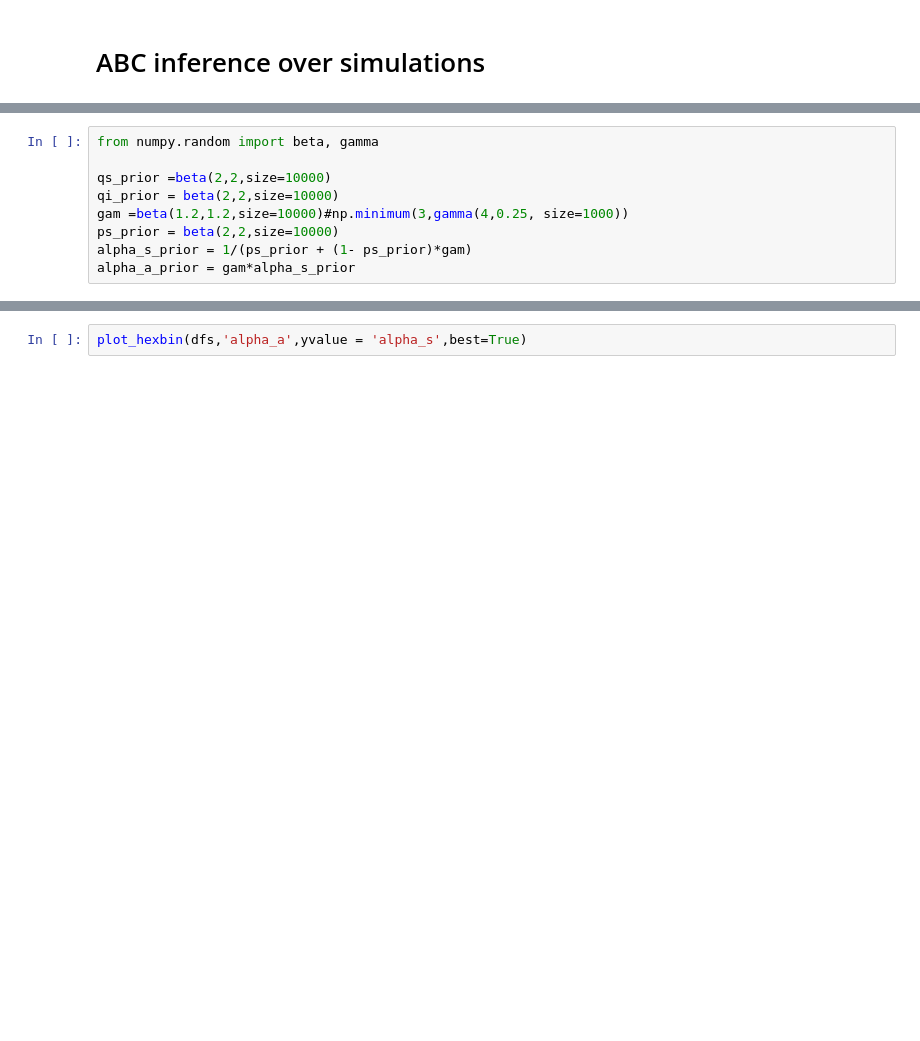
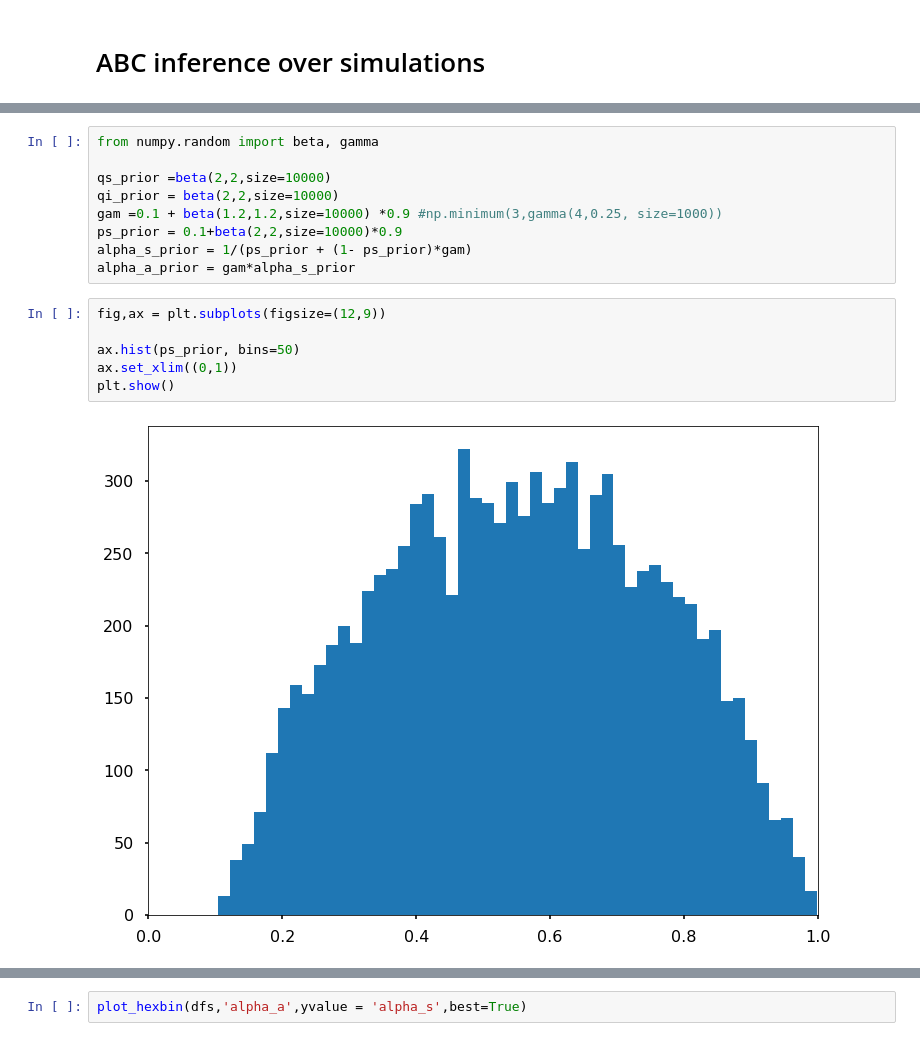
Before and after one commit to tdennisliu/covid19-forecasting-aus, a Jupyter notebook: analysis/abc_inference.ipynb, the cells around one changed output, grey strips where cells are left out. Saved outputs shown, nothing was run; the diff lists cells and outputs as text; blank space fills up the shorter version.

```diff
--- a/analysis/abc_inference.ipynb
+++ b/analysis/abc_inference.ipynb
@@ -293,10 +352,18 @@ from numpy.random import beta, gamma
 
 qs_prior =beta(2,2,size=10000)
 qi_prior = beta(2,2,size=10000)
-gam =beta(1.2,1.2,size=10000)#np.minimum(3,gamma(4,0.25, size=1000))
-ps_prior = beta(2,2,size=10000)
+gam =0.1 + beta(1.2,1.2,size=10000) *0.9 #np.minimum(3,gamma(4,0.25, size=1000))
+ps_prior = 0.1+beta(2,2,size=10000)*0.9
 alpha_s_prior = 1/(ps_prior + (1- ps_prior)*gam)
 alpha_a_prior = gam*alpha_s_prior
+# %%
+fig,ax = plt.subplots(figsize=(12,9))
+
+ax.hist(ps_prior, bins=50)
+ax.set_xlim((0,1))
+plt.show()
+# %% [output]
+[figure, added]
 # %%
 plot_bestsamples(dfs,'alpha_a',alpha_a_prior,fraction=0.1)
 plot_bestsamples(dfs,'alpha_s',alpha_s_prior)
```
Also changed, not shown: parts of 11 cells of this notebook, 1 other file.
